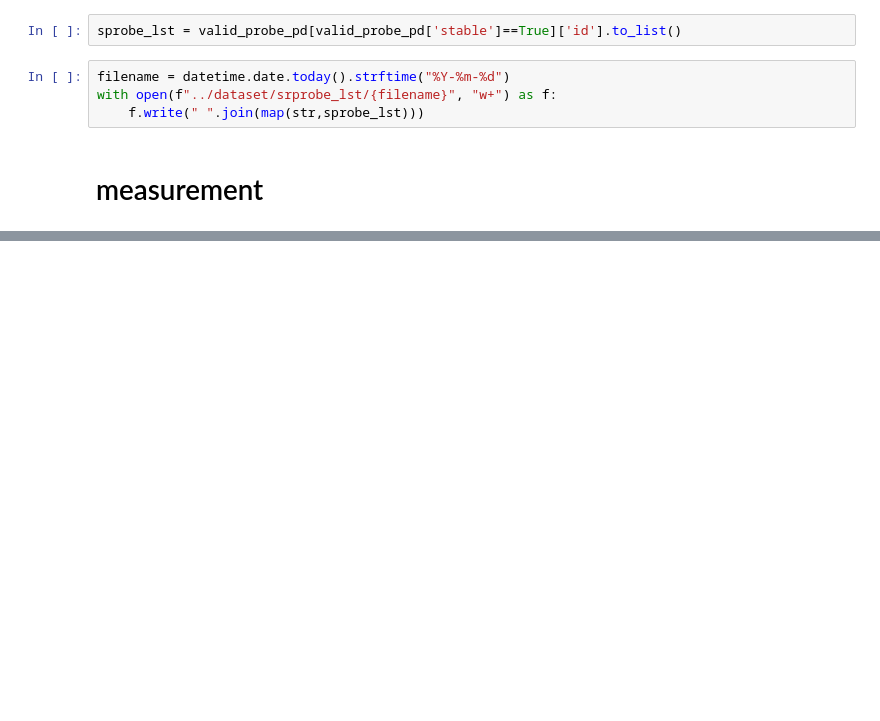
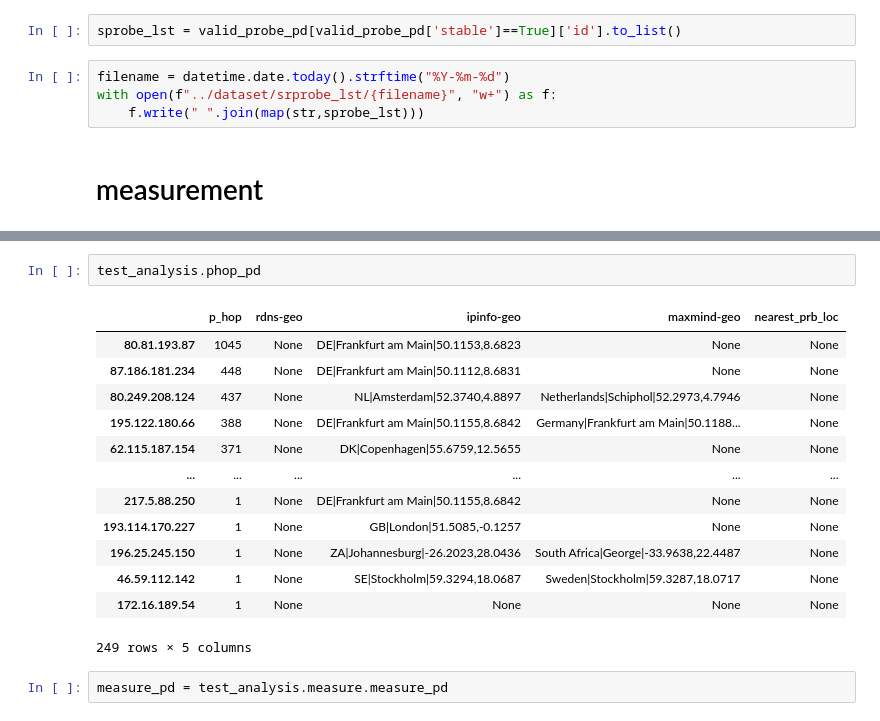
Before and after one commit to njuzmy/anytool, a Jupyter notebook: src/measurement.ipynb, the cells around one changed output, grey strips where cells are left out. Cells and saved outputs as stored; diff of their text form; blank space fills up the shorter version.

```diff
--- a/src/measurement.ipynb
+++ b/src/measurement.ipynb
@@ -151,0 +71,18 @@ a =
+# %%
+test_analysis.phop_pd
+# %% [output]
+|  | p_hop | rdns-geo | ipinfo-geo | maxmind-geo | nearest_prb_loc |
+| 80.81.193.87 | 1045 | None | DE|Frankfurt am Main|50.1153,8.6823 | None | None |
+| 87.186.181.234 | 448 | None | DE|Frankfurt am Main|50.1112,8.6831 | None | None |
+| 80.249.208.124 | 437 | None | NL|Amsterdam|52.3740,4.8897 | Netherlands|Schiphol|52.2973,4.7946 | None |
+| 195.122.180.66 | 388 | None | DE|Frankfurt am Main|50.1155,8.6842 | Germany|Frankfurt am Main|50.1188... | None |
+| 62.115.187.154 | 371 | None | DK|Copenhagen|55.6759,12.5655 | None | None |
+| ... | ... | ... | ... | ... | ... |
+| 217.5.88.250 | 1 | None | DE|Frankfurt am Main|50.1155,8.6842 | None | None |
+| 193.114.170.227 | 1 | None | GB|London|51.5085,-0.1257 | None | None |
+| 196.25.245.150 | 1 | None | ZA|Johannesburg|-26.2023,28.0436 | South Africa|George|-33.9638,22.4487 | None |
+| 46.59.112.142 | 1 | None | SE|Stockholm|59.3294,18.0687 | Sweden|Stockholm|59.3287,18.0717 | None |
+| 172.16.189.54 | 1 | None | None | None | None |
+249 rows × 5 columns
+# %%
+measure_pd = test_analysis.measure.measure_pd
```
Also changed, not shown: parts of 52 cells of this notebook, 4 other files.
